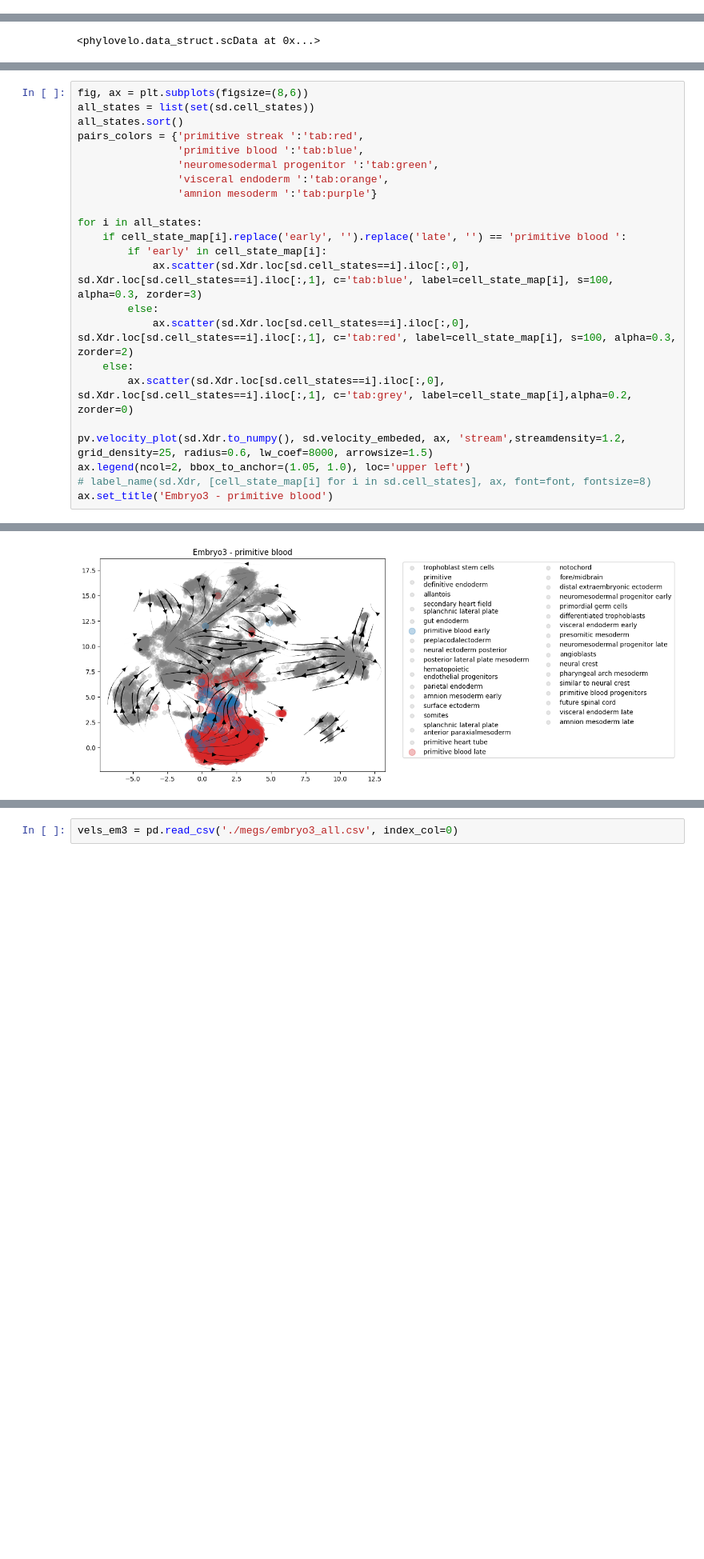
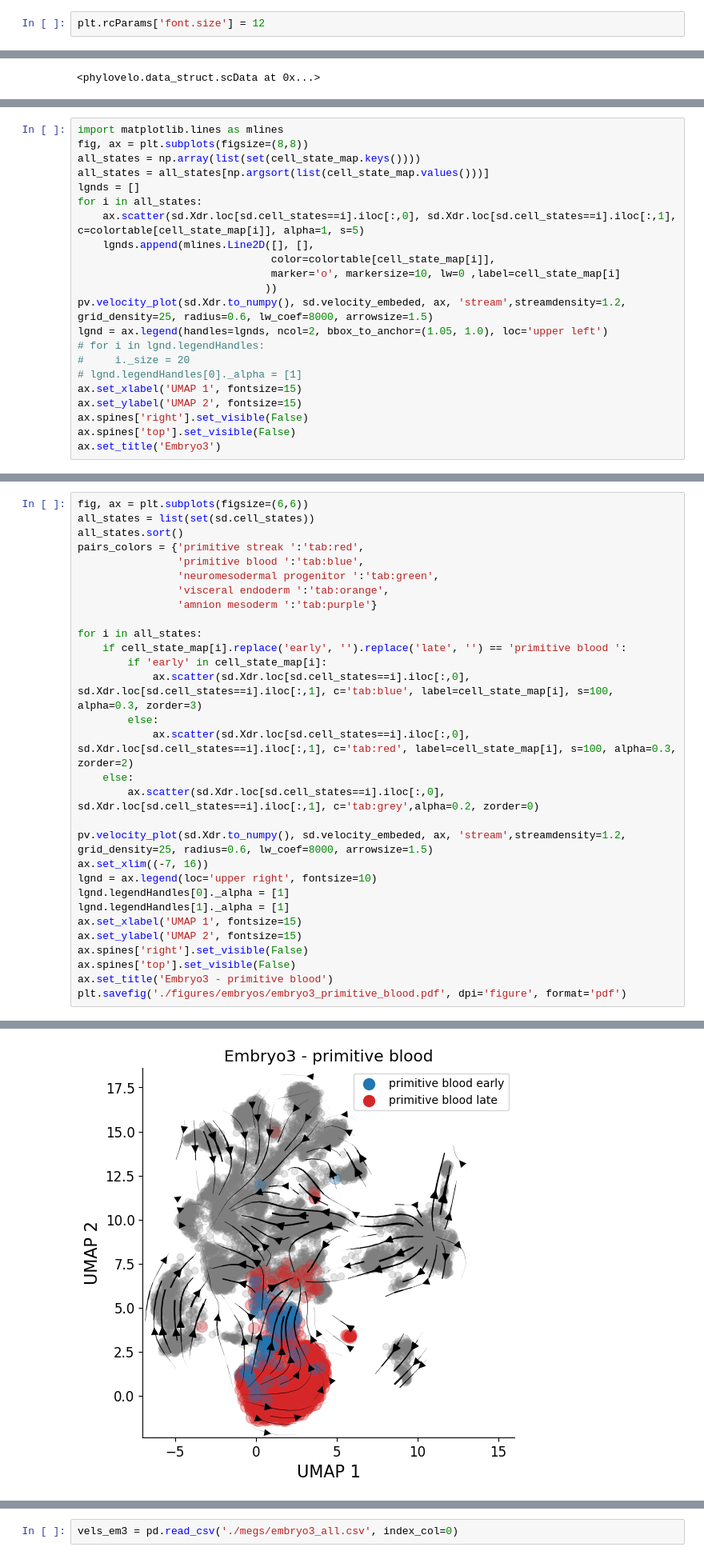
Before and after one commit to kunwang34/PhyloVelo, a Jupyter notebook: notebooks/Embryo3_all.ipynb, the cells around one changed output, grey strips where cells are left out. Shown at 80% size. Saved outputs shown, nothing was run; the diff lists cells and outputs as text; blank space fills up the shorter version.

```diff
--- a/notebooks/Embryo3_all.ipynb
+++ b/notebooks/Embryo3_all.ipynb
@@ -14,6 +14,8 @@ from ete3 import Tree
 from matplotlib.colors import ListedColormap
 
 import phylovelo as pv
+# %%
+plt.rcParams['font.size'] = 12
 # %%
 data_path = '/data3/wangkun/phylovelo_datasets/embryo/'
 # %%
@@ -154,0 +189,22 @@ Text(0.5, 1.0, 'Embryo3')
+# %%
+import matplotlib.lines as mlines
+fig, ax = plt.subplots(figsize=(8,8))
+all_states = np.array(list(set(cell_state_map.keys())))
+all_states = all_states[np.argsort(list(cell_state_map.values()))]
+lgnds = []
+for i in all_states:
+    ax.scatter(sd.Xdr.loc[sd.cell_states==i].iloc[:,0], sd.Xdr.loc[sd.cell_states==i].iloc[:,1], c=colortable[cell_state_map[i]], alpha=1, s=5)
+    lgnds.append(mlines.Line2D([], [],
+                               color=colortable[cell_state_map[i]],
+                               marker='o', markersize=10, lw=0 ,label=cell_state_map[i]
+                              ))
+pv.velocity_plot(sd.Xdr.to_numpy(), sd.velocity_embeded, ax, 'stream',streamdensity=1.2, grid_density=25, radius=0.6, lw_coef=8000, arrowsize=1.5)
+lgnd = ax.legend(handles=lgnds, ncol=2, bbox_to_anchor=(1.05, 1.0), loc='upper left')
+# for i in lgnd.legendHandles:
+#     i._size = 20
+# lgnd.legendHandles[0]._alpha = [1]
+ax.set_xlabel('UMAP 1', fontsize=15)
+ax.set_ylabel('UMAP 2', fontsize=15)
+ax.spines['right'].set_visible(False)
+ax.spines['top'].set_visible(False)
+ax.set_title('Embryo3')
@@ -155,5 +214,5 @@ Text(0.5, 1.0, 'Embryo3')
 # %%
-fig, ax = plt.subplots(figsize=(8,6))
+fig, ax = plt.subplots(figsize=(6,6))
 all_states = list(set(sd.cell_states))
 all_states.sort()
 pairs_colors = {'primitive streak ':'tab:red',
@@ -169,10 +228,17 @@ for i in all_states:
         else:
             ax.scatter(sd.Xdr.loc[sd.cell_states==i].iloc[:,0], sd.Xdr.loc[sd.cell_states==i].iloc[:,1], c='tab:red', label=cell_state_map[i], s=100, alpha=0.3, zorder=2)
     else:
-        ax.scatter(sd.Xdr.loc[sd.cell_states==i].iloc[:,0], sd.Xdr.loc[sd.cell_states==i].iloc[:,1], c='tab:grey', label=cell_state_map[i],alpha=0.2, zorder=0)
+        ax.scatter(sd.Xdr.loc[sd.cell_states==i].iloc[:,0], sd.Xdr.loc[sd.cell_states==i].iloc[:,1], c='tab:grey',alpha=0.2, zorder=0)
 
 pv.velocity_plot(sd.Xdr.to_numpy(), sd.velocity_embeded, ax, 'stream',streamdensity=1.2, grid_density=25, radius=0.6, lw_coef=8000, arrowsize=1.5)
-ax.legend(ncol=2, bbox_to_anchor=(1.05, 1.0), loc='upper left')
-# label_name(sd.Xdr, [cell_state_map[i] for i in sd.cell_states], ax, font=font, fontsize=8)
+ax.set_xlim((-7, 16))
+lgnd = ax.legend(loc='upper right', fontsize=10)
+lgnd.legendHandles[0]._alpha = [1]
+lgnd.legendHandles[1]._alpha = [1]
+ax.set_xlabel('UMAP 1', fontsize=15)
+ax.set_ylabel('UMAP 2', fontsize=15)
+ax.spines['right'].set_visible(False)
+ax.spines['top'].set_visible(False)
 ax.set_title('Embryo3 - primitive blood')
+plt.savefig('./figures/embryos/embryo3_primitive_blood.pdf', dpi='figure', format='pdf')
 # %% [output]
@@ -180,2 +245,2 @@ Text(0.5, 1.0, 'Embryo3 - primitive blood')
-[figure, old version]
+[figure, new version]
 # %%
```
Also changed, not shown: parts of 16 cells of this notebook, 26 other files.
